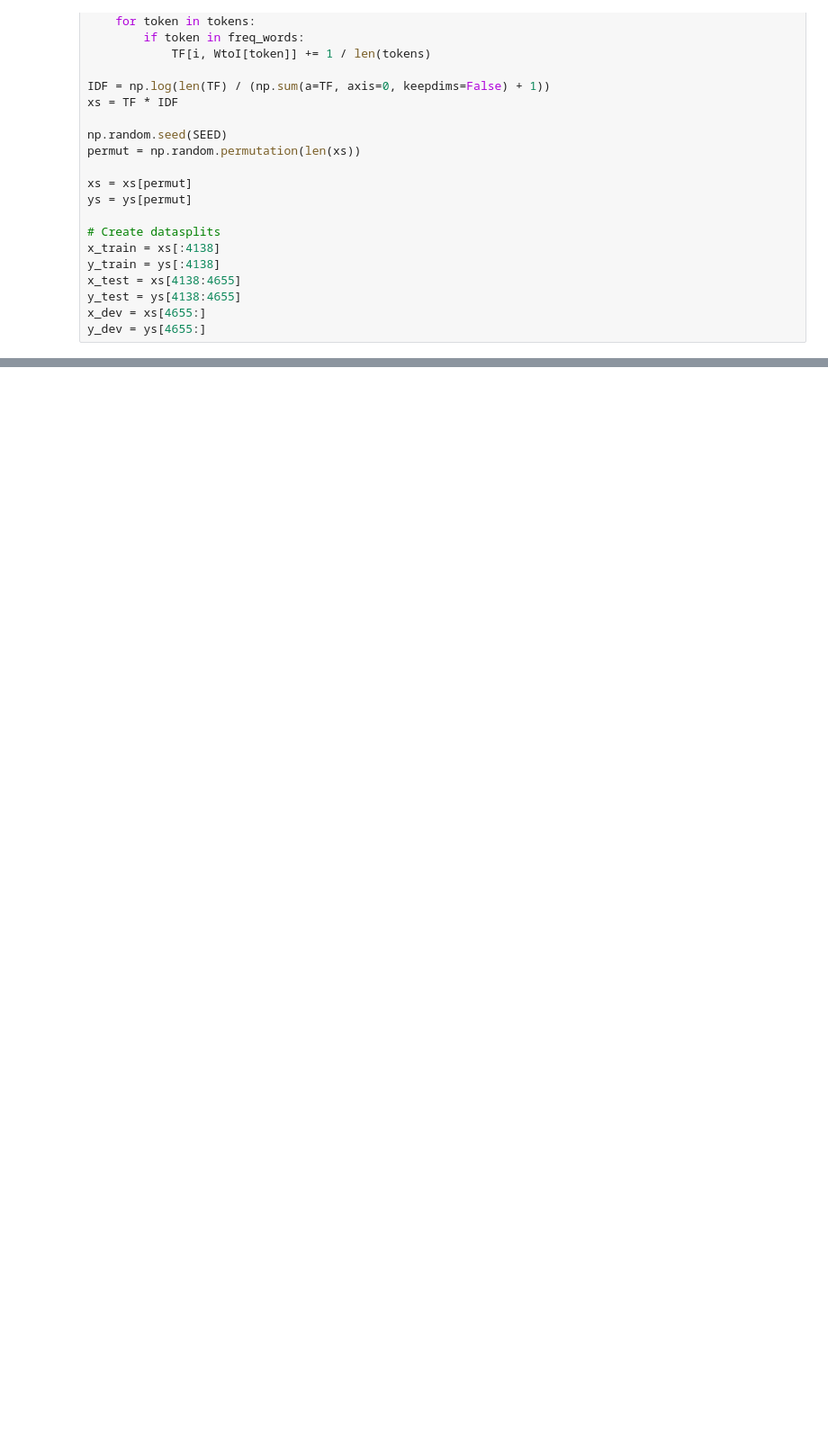
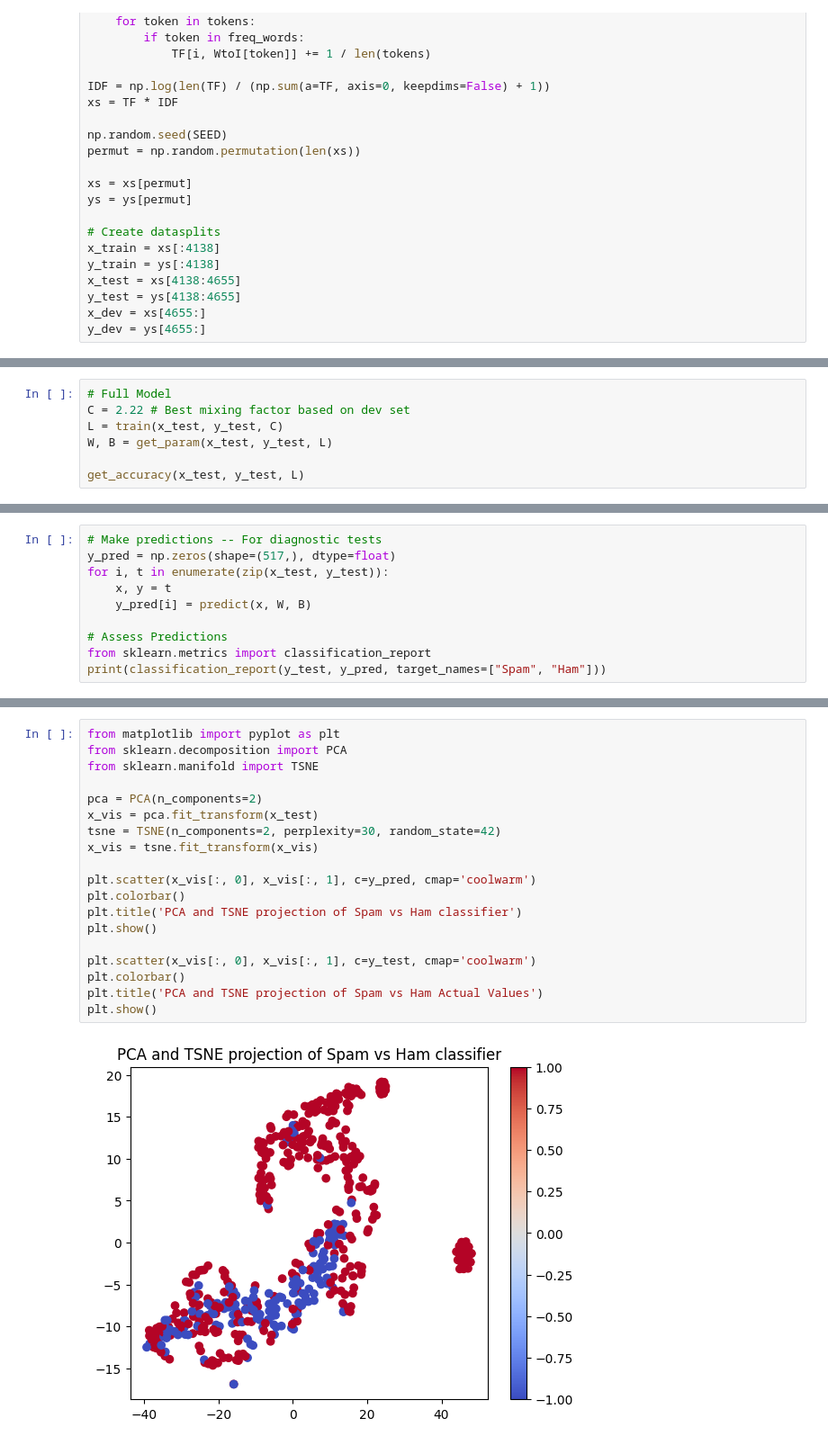
Before and after one commit to MrBlu3Sky57/SupportVectorMachine, a Jupyter notebook: SoftMarginSVM.ipynb, the cells around one changed output, grey strips where cells are left out. Shown at 90% size. Cells and saved outputs as stored; diff of their text form; blank space fills up the shorter version.

```diff
--- a/SoftMarginSVM.ipynb
+++ b/SoftMarginSVM.ipynb
@@ -97,0 +153,7 @@ y_dev = ys[4655:]
+# %%
+# Full Model
+C = 2.22 # Best mixing factor based on dev set
+L = train(x_test, y_test, C)
+W, B = get_param(x_test, y_test, L)
+
+get_accuracy(x_test, y_test, L)
@@ -97,0 +162,10 @@ y_dev = ys[4655:]
+# %%
+# Make predictions -- For diagnostic tests
+y_pred = np.zeros(shape=(517,), dtype=float)
+for i, t in enumerate(zip(x_test, y_test)):
+    x, y = t
+    y_pred[i] = predict(x, W, B)
+
+# Assess Predictions
+from sklearn.metrics import classification_report
+print(classification_report(y_test, y_pred, target_names=["Spam", "Ham"]))
@@ -97,0 +181,21 @@ y_dev = ys[4655:]
+# %%
+from matplotlib import pyplot as plt
+from sklearn.decomposition import PCA
+from sklearn.manifold import TSNE
+
+pca = PCA(n_components=2)
+x_vis = pca.fit_transform(x_test)
+tsne = TSNE(n_components=2, perplexity=30, random_state=42)
+x_vis = tsne.fit_transform(x_vis)
+
+plt.scatter(x_vis[:, 0], x_vis[:, 1], c=y_pred, cmap='coolwarm')
+plt.colorbar()
+plt.title('PCA and TSNE projection of Spam vs Ham classifier')
+plt.show()
+
+plt.scatter(x_vis[:, 0], x_vis[:, 1], c=y_test, cmap='coolwarm')
+plt.colorbar()
+plt.title('PCA and TSNE projection of Spam vs Ham Actual Values')
+plt.show()
+# %% [output]
+[figure, added]
```
Also changed, not shown: parts of 6 cells of this notebook, 1 other file.
